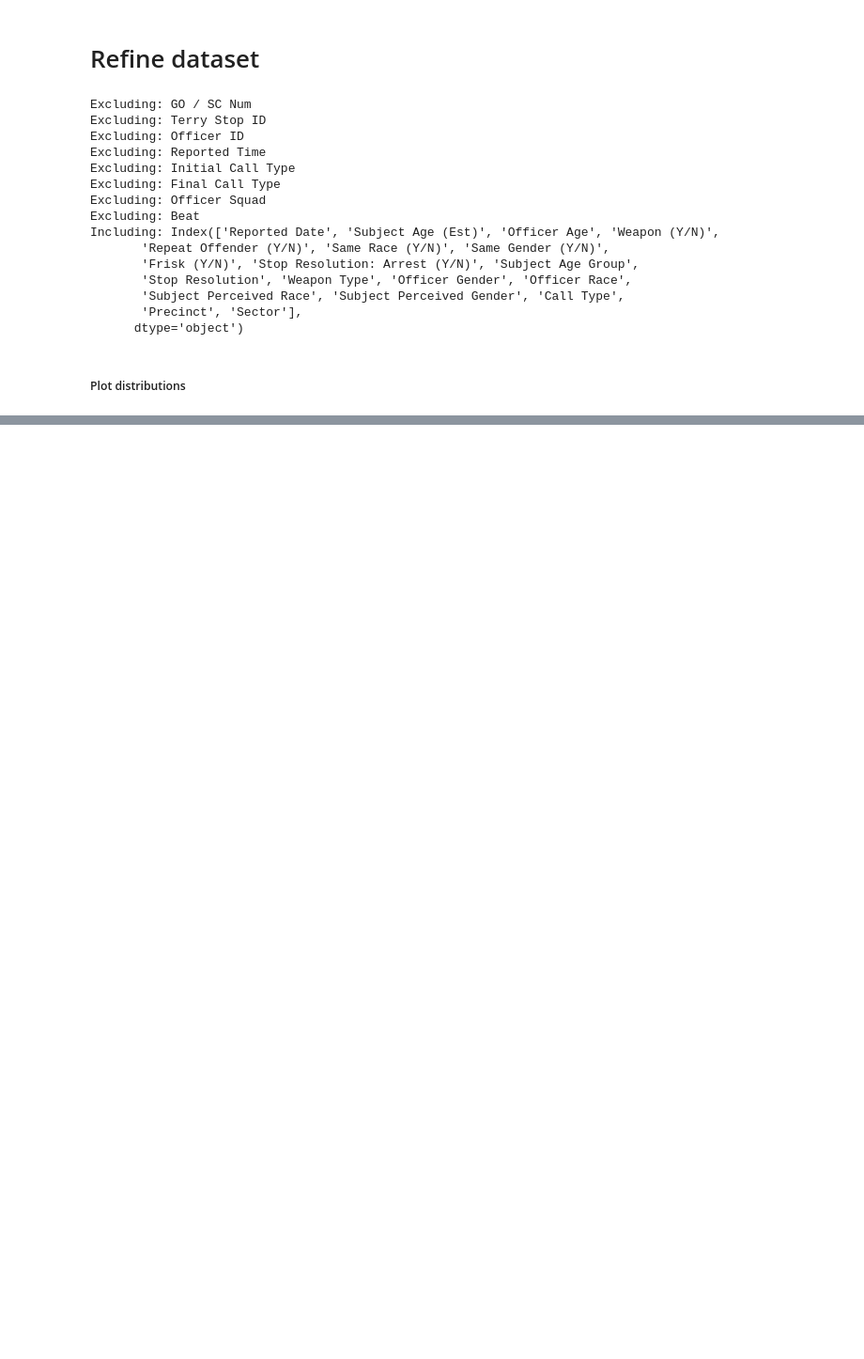
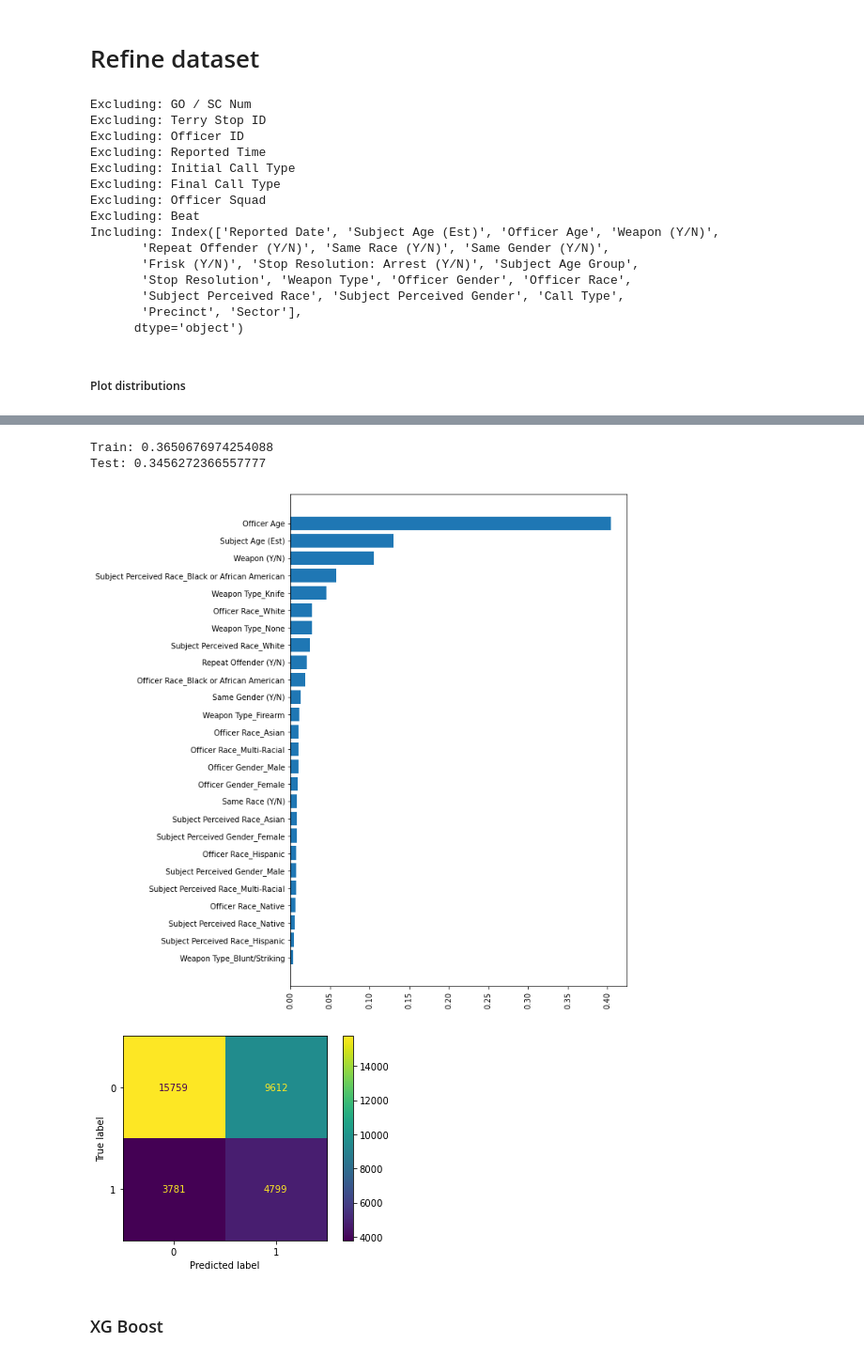
Before and after one commit to sethnlewis/Policing-Bias, a Jupyter notebook: analysis/EDA.ipynb, the cells around one changed output, grey strips where cells are left out. Shown: that part at 94% size. Drawn from its saved outputs; the diff is of its cells as text; code cells hidden in the pictures; blank space fills up the shorter version.

```diff
--- a/analysis/EDA.ipynb
+++ b/analysis/EDA.ipynb
@@ -839,0 +654,15 @@ KeyboardInterrupt:
+# %%
+param_grid = {
+    'model__n_estimators': [10, 30],#, 100],
+    'model__criterion': ['gini', 'entropy'],
+    'model__max_depth': [2, 6, 10],
+    'model__min_samples_split': [5, 10],
+    'model__min_samples_leaf': [3, 6]}
+
+
+pipe = Pipeline([('cols', transformer_ss),
+                 ('smote', smote),
+                 ('model', model_rf)])
+search = GridSearchCV(pipe, param_grid, cv=kfold, n_jobs=JOBS, scoring='f1', return_train_score=True)
+search.fit(X, y)
+model_history.add_model(search.best_estimator_, X, y, display_results=True, notes='grid-based RF')
@@ -839,0 +675,11 @@ KeyboardInterrupt:
+# %%
+train_test_scores(search)
+plot_importances(search, X)
+plot_confusion_matrix(search.best_estimator_, X, y);
+# %% [output]
+Train: 0.3650676974254088
+Test: 0.3456272366557777
+[figure, added]
+[figure, added]
+# %% [markdown]
+### XG Boost
```
Also changed, not shown: parts of 60 cells of this notebook, 2 other files.
